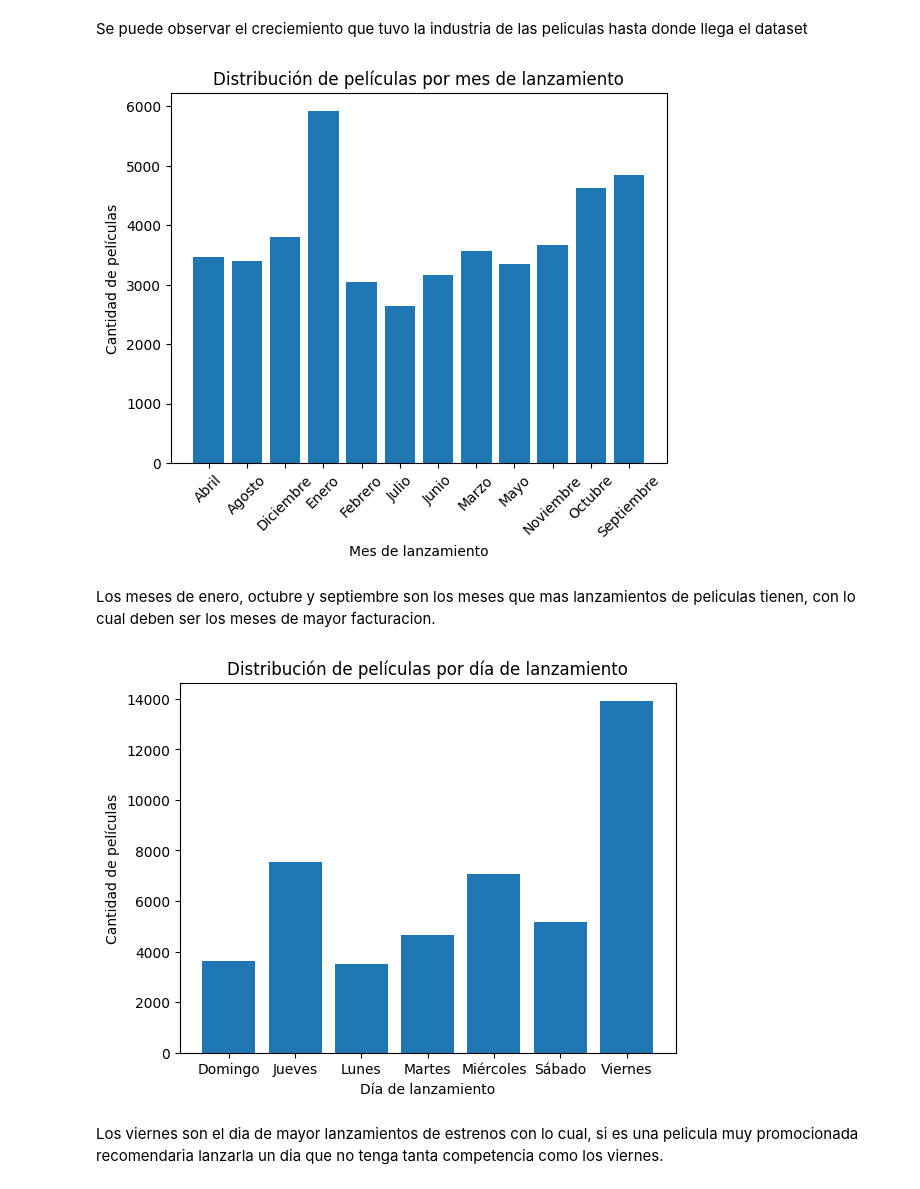
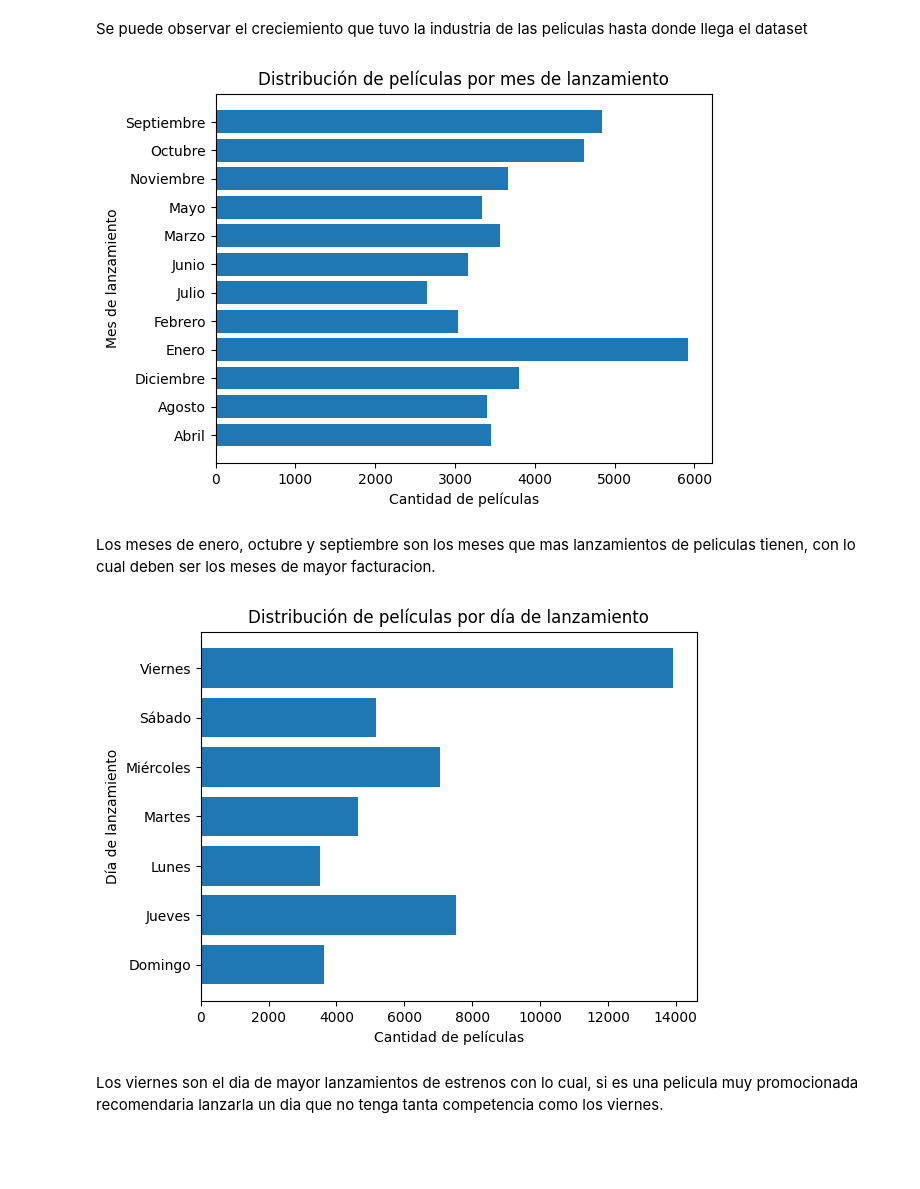
Before and after one commit to MatB1988/Proyecto-_recomendacion_peliculas_Api, a Jupyter notebook: EDA_ML_Recomendacion.ipynb, the cells around one changed output. Saved outputs shown, nothing was run; the diff lists cells and outputs as text; code cells hidden in the pictures; blank space fills up the shorter version.

```diff
--- a/EDA_ML_Recomendacion.ipynb
+++ b/EDA_ML_Recomendacion.ipynb
@@ -149,40 +176,35 @@ Se puede observar el creciemiento que tuvo la industria de las peliculas hasta d
 # %%
 # Calculo el recuento de películas por mes de lanzamiento
 month_counts = df['release_month'].value_counts().sort_index()
 
-# Creo el gráfico de barras
-plt.bar(month_counts.index, month_counts.values)
+# Genero grafico de barras
+plt.barh(month_counts.index, month_counts.values)
 
-# Etiquetas y título
-plt.xlabel('Mes de lanzamiento')
-plt.ylabel('Cantidad de películas')
+# Genero etiquetas
+plt.ylabel('Mes de lanzamiento')
+plt.xlabel('Cantidad de películas')
 plt.title('Distribución de películas por mes de lanzamiento')
 
-# Roto los nombres de los meses en el eje x a 45 grados, ya que se solapaban
-plt.xticks(rotation=45)
-
-# Muestro el gráfico
-plt.show()
+plt.show();
 # %% [output]
-[figure, old version]
+[figure, new version]
 # %% [markdown]
 Los meses de enero, octubre y septiembre son los meses que mas lanzamientos de peliculas tienen, con lo cual deben ser los meses de mayor facturacion.
 # %%
 # Calculo el recuento de películas por día de lanzamiento
 day_counts = df['release_day'].value_counts().sort_index()
 
-# Cre0 el gráfico de barras
-plt.bar(day_counts.index, day_counts.values)
+# Creo grafico de barras
+plt.barh(day_counts.index, day_counts.values)
 
-# Etiquetas y título
-plt.xlabel('Día de lanzamiento')
-plt.ylabel('Cantidad de películas')
+# Genero etiquetas
+plt.xlabel('Cantidad de películas')
+plt.ylabel('Día de lanzamiento')
 plt.title('Distribución de películas por día de lanzamiento')
 
-# Muestro el gráfico
-plt.show();
+plt.show()
 # %% [output]
-[figure, old version]
+[figure, new version]
 # %% [markdown]
 Los viernes son el dia de mayor lanzamientos de estrenos con lo cual, si es una pelicula muy promocionada recomendaria lanzarla un dia que no tenga tanta competencia como los viernes.
 # %%
```
Also changed, not shown: parts of 16 cells of this notebook, 3 other files.
